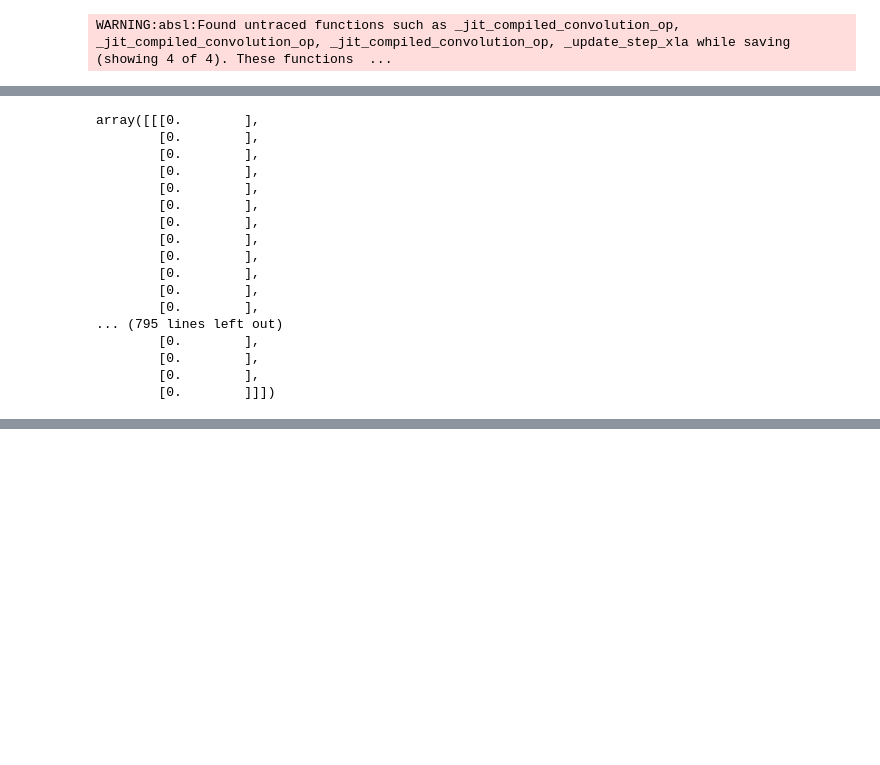
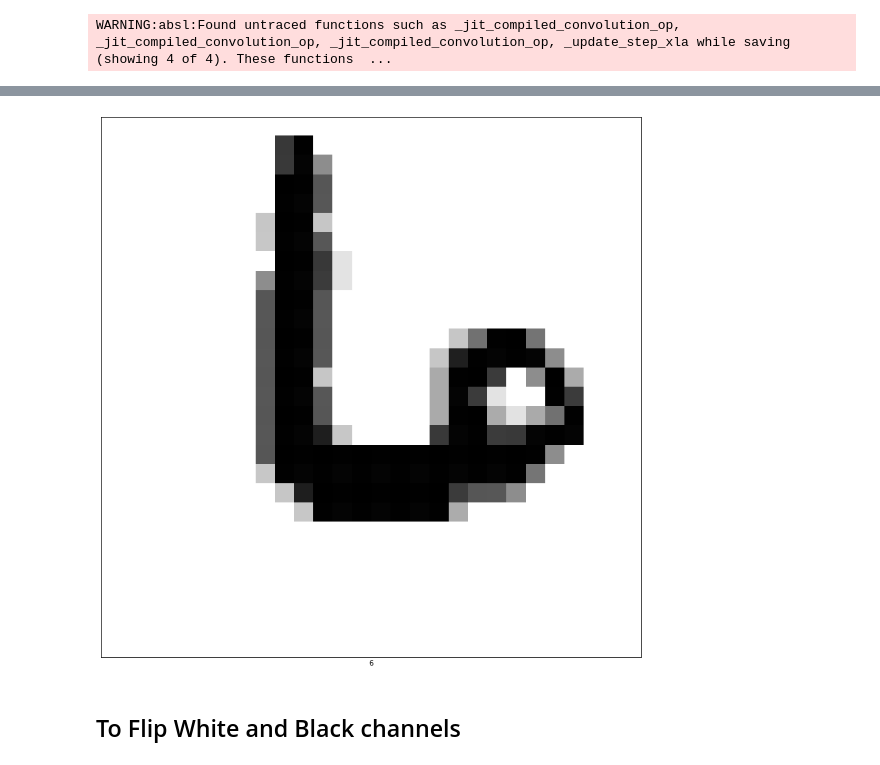
Before and after one commit to makhmudjumanazarov/MNIST, a Jupyter notebook: mnist.ipynb, the cells around one changed output, grey strips where cells are left out. Saved outputs shown, nothing was run; the diff lists cells and outputs as text; code cells hidden in the pictures; blank space fills up the shorter version.

```diff
--- a/mnist.ipynb
+++ b/mnist.ipynb
@@ -203,20 +218,0 @@ plot_images_sample(X_test[0:1], predictions)
-# %%
-X_test[0]
-# %% [output]
-array([[[0.        ],
-        [0.        ],
-        [0.        ],
-        [0.        ],
-        [0.        ],
-        [0.        ],
-        [0.        ],
-        [0.        ],
-        [0.        ],
-        [0.        ],
-        [0.        ],
-        [0.        ],
-... (795 lines left out)
-        [0.        ],
-        [0.        ],
-        [0.        ],
-        [0.        ]]])
@@ -389,0 +219,31 @@ if __name__ == "__main__":
+# %%
+def plot_images_sample_test(X, Y):
+    # Draw plot for images sample
+    plt.figure(figsize=(14,14))
+    rand_indicies = np.random.randint(len(X), size=1)
+    plt.plot(1)
+    plt.xticks([])
+    plt.yticks([])
+    index = rand_indicies[0]
+    plt.imshow(np.squeeze(X[index]), cmap=plt.cm.binary)
+    plt.xlabel(Y[index]) # raqamni aslini ko'rsatadi
+    plt.show()
+# %%
+def plot_images_sample_test(X, Y):
+      # Draw plot for images sample
+    plt.figure(figsize=(14,14))
+    rand_indicies = np.random.randint(len(X), size=1)
+    plt.plot(1)
+    plt.xticks([])
+    plt.yticks([])
+    index = rand_indicies[0]
+    plt.imshow(np.squeeze(X[index]), cmap=plt.cm.binary)
+    plt.xlabel(Y[index])
+    if not os.path.exists('/content/drive/MyDrive/Machine Learning Specialization/output_images'):
+        os.makedirs('/content/drive/MyDrive/Machine Learning Specialization/output_images')
+    plt.savefig('/content/drive/MyDrive/Machine Learning Specialization/output_images/{}.png'.format(Y[index]))
+# %%
+predictions = get_predictions_load(X_test[12:13])
+# predictions[0]
+plot_images_sample_test(X_test[12:13], predictions)
+# %% [output]
@@ -389,0 +251,3 @@ if __name__ == "__main__":
+[figure, added]
+# %% [markdown]
+## To Flip White and Black channels
```
Also changed, not shown: parts of 16 cells of this notebook, 5 other files.
